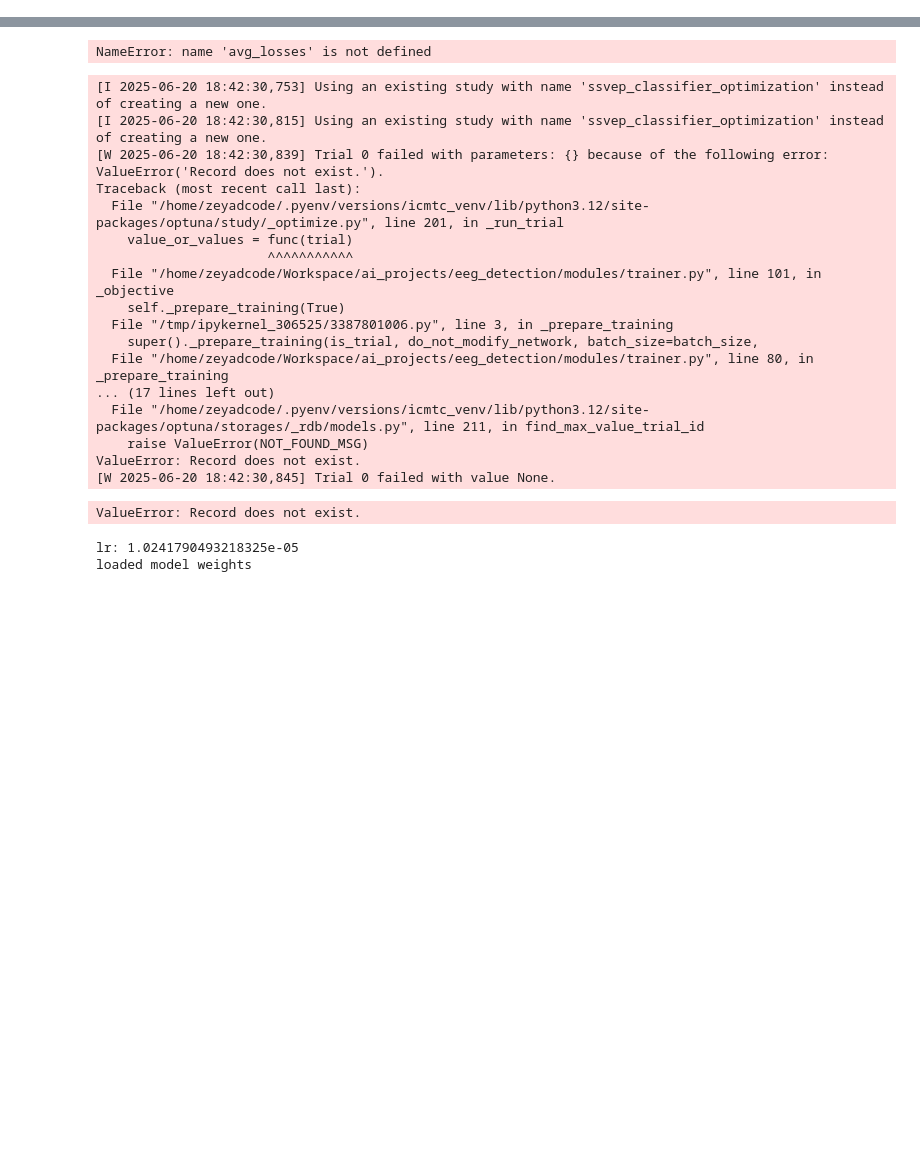
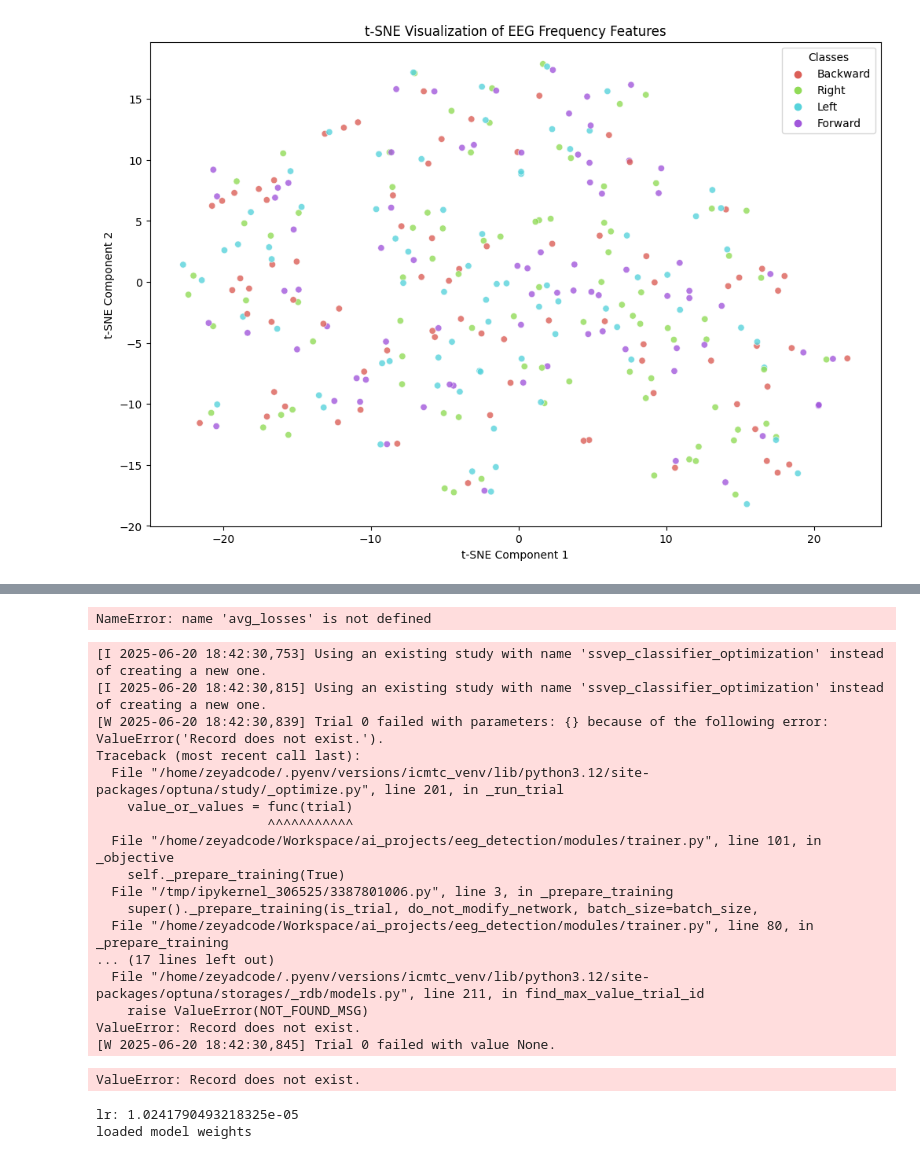
Before and after one commit to RobEn-AAST/aic-eeg-classification, a Jupyter notebook: ssvep_trainer.ipynb, the cells around one changed output, grey strips where cells are left out. Saved outputs shown, nothing was run; the diff lists cells and outputs as text; code cells hidden in the pictures; blank space fills up the shorter version.

Commit message:
ifxed dataset wrong normalization and added refrence, increased model parameters and got more plotting

```diff
--- a/ssvep_trainer.ipynb
+++ b/ssvep_trainer.ipynb
@@ -196,6 +152,8 @@ tensor([[0.4964, 0.4826, 0.4628, 0.5279],
 # %%
-window_length = 256
-stride = 128
-learning_rate = 1e-4
+window_length = 64 * 4
+print(window_length)
+stride = window_length // 3
 batch_size = 64
-opt = torch.optim.Adam(model.parameters(), lr=learning_rate)
+
+dataset = EEGDataset(data_path, window_length=window_length, stride=stride, domain="time", data_fraction=1)
+train_loader, test_loader = split_and_get_loaders(dataset, batch_size)
@@ -202,3 +177,0 @@ opt = torch.optim.Adam(model.parameters(), lr=learning_rate)
-# %%
-dataset = EEGDataset(data_path, window_length=window_length, stride=stride, split='train')
-train_loader, val_loader, test_loader = split_and_get_loaders(dataset, batch_size)
@@ -222,0 +178,64 @@ mean: [[[  18.94653916]
+# %%
+num_batches_for_tsne = 5
+features_list = []
+labels_list = []
+
+# Get data from the train_loader
+for i, (features, labels) in enumerate(train_loader):
+    if i >= num_batches_for_tsne:
+        break
+    features_list.append(features.numpy())
+    labels_list.append(labels.numpy())
+    print(f"Loaded batch {i+1}/{num_batches_for_tsne}")
+
+# Concatenate all the batches into single numpy arrays
+all_features = np.concatenate(features_list, axis=0)
+all_labels = np.concatenate(labels_list, axis=0)
+
+# --- 2. Prepare Data for t-SNE ---
+
+# The data shape is (n_samples, n_channels, n_freq_bins).
+# We need to flatten it to (n_samples, n_channels * n_freq_bins).
+n_samples = all_features.shape[0]
+flattened_features = all_features.reshape(n_samples, -1)
+
+print(f"Data prepared for t-SNE with shape: {flattened_features.shape}")
+
+# --- 3. Run the t-SNE Algorithm ---
+
+print("Running t-SNE... (this may take a moment)")
+tsne = TSNE(
+    n_components=2,      # We want a 2D plot
+    verbose=1,           # Print progress
+    perplexity=30,       # A good default value, relates to # of nearest neighbors
+    n_iter=1000,         # Number of iterations for optimization
+    learning_rate='auto',
+    init='pca'
+)
+tsne_results = tsne.fit_transform(flattened_features)
+
+print("t-SNE completed.")
+
+# --- 4. Plot the Results ---
+
+# Create a pandas DataFrame for easier plotting with seaborn
+df_tsne = pd.DataFrame(tsne_results, columns=['tsne-2d-one', 'tsne-2d-two'])
+# Map numeric labels to class names
+df_tsne['label'] = [LABELS[l] for l in all_labels]
+
+plt.figure(figsize=(12, 8))
+sns.scatterplot(
+    x="tsne-2d-one", y="tsne-2d-two",
+    hue="label",
+    palette=sns.color_palette("hls", 4), # Use 4 distinct colors for the 4 classes
+    data=df_tsne,
+    legend="full",
+    alpha=0.8 # Set transparency of points
+)
+
+plt.title('t-SNE Visualization of EEG Frequency Features')
+plt.xlabel('t-SNE Component 1')
+plt.ylabel('t-SNE Component 2')
+plt.legend(title='Classes')
+plt.show()
+# %% [output]
@@ -222,0 +257 @@ mean: [[[  18.94653916]
+[figure, added]
```
Also changed, not shown: parts of 9 cells of this notebook, 8 other files.
